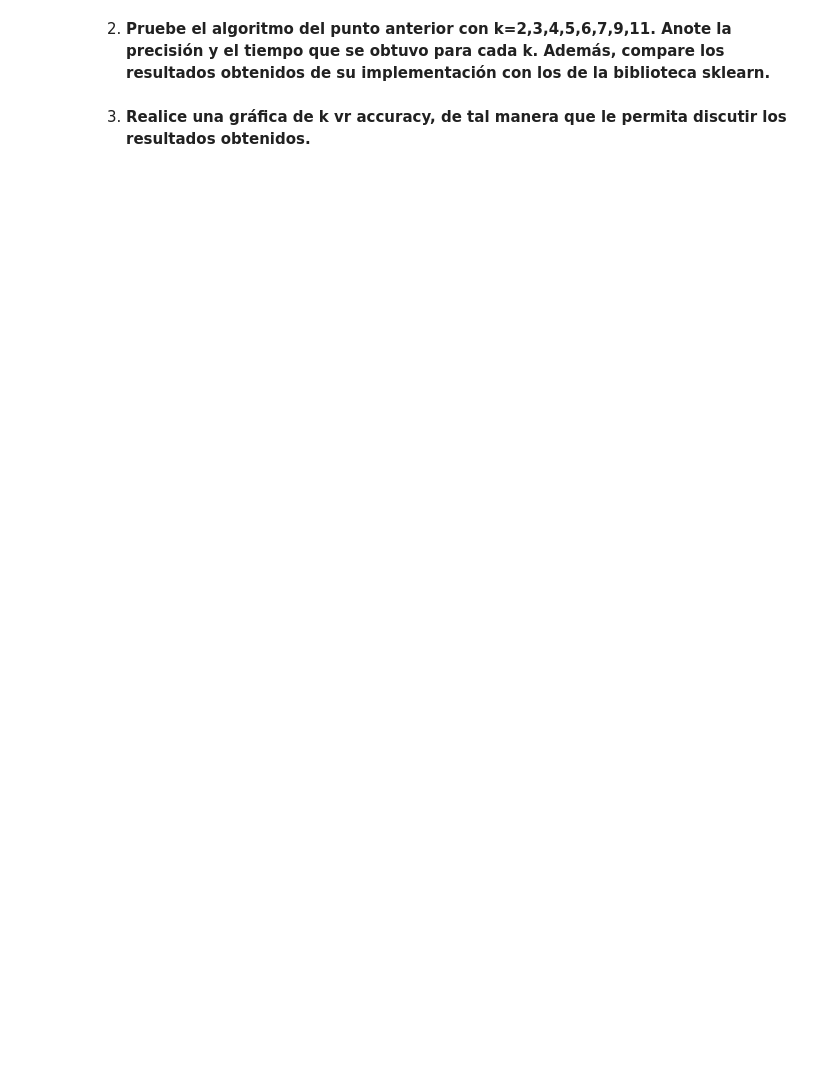
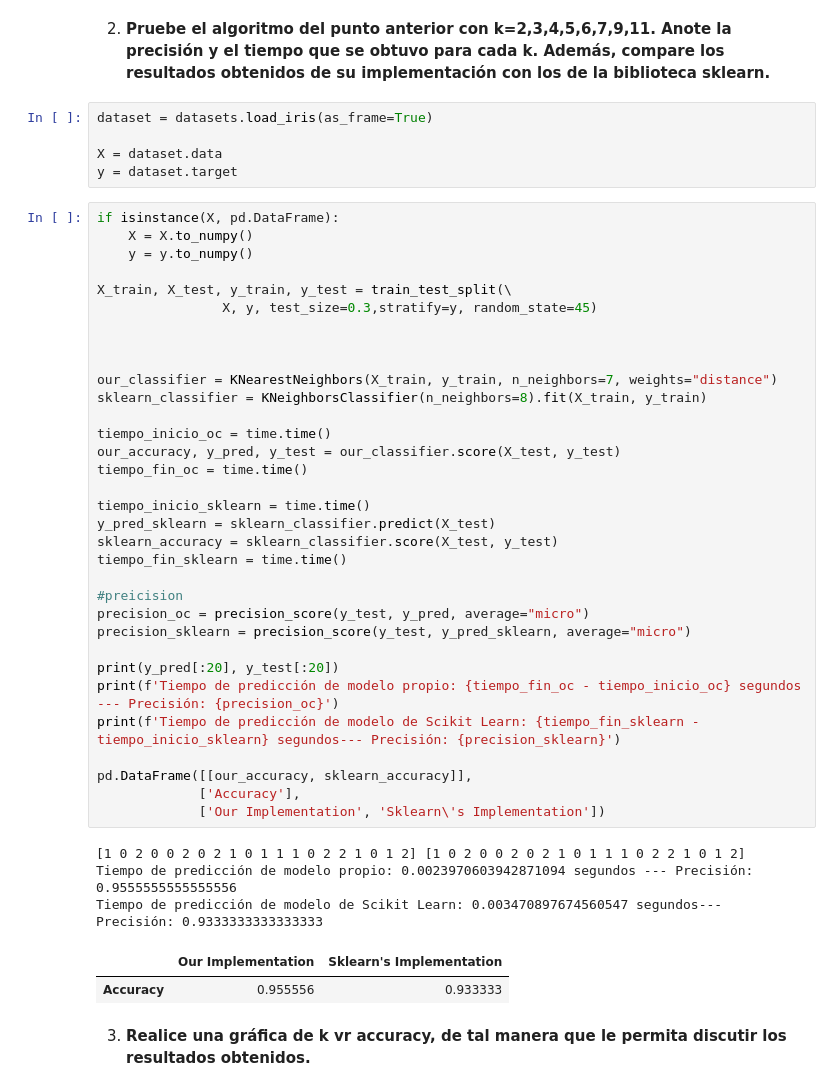
Before and after one commit to JuanPabloRodriguezC/rec_patrones_lab, a Jupyter notebook: Laboratorio2/laboratorio2.ipynb, the cells around one changed output. Drawn from its saved outputs; the diff is of its cells as text; blank space fills up the shorter version.

```diff
--- a/Laboratorio2/laboratorio2.ipynb
+++ b/Laboratorio2/laboratorio2.ipynb
@@ -21,4 +119,48 @@
 # %% [markdown]
 2. **Pruebe el algoritmo del punto anterior con k=2,3,4,5,6,7,9,11. Anote la precisión y el tiempo que se obtuvo para cada k. Además, compare los resultados obtenidos de su implementación con los de la biblioteca sklearn.**
+# %%
+dataset = datasets.load_iris(as_frame=True)
+
+X = dataset.data
+y = dataset.target
+# %%
+if isinstance(X, pd.DataFrame):
+    X = X.to_numpy()
+    y = y.to_numpy()
+
+X_train, X_test, y_train, y_test = train_test_split(\
+                X, y, test_size=0.3,stratify=y, random_state=45)
+
+
+
+our_classifier = KNearestNeighbors(X_train, y_train, n_neighbors=7, weights="distance")
+sklearn_classifier = KNeighborsClassifier(n_neighbors=8).fit(X_train, y_train)
+
+tiempo_inicio_oc = time.time()
+our_accuracy, y_pred, y_test = our_classifier.score(X_test, y_test)
+tiempo_fin_oc = time.time()
+
+tiempo_inicio_sklearn = time.time()
+y_pred_sklearn = sklearn_classifier.predict(X_test)
+sklearn_accuracy = sklearn_classifier.score(X_test, y_test)
+tiempo_fin_sklearn = time.time()
+
+#preicision
+precision_oc = precision_score(y_test, y_pred, average="micro")
+precision_sklearn = precision_score(y_test, y_pred_sklearn, average="micro")
+
+print(y_pred[:20], y_test[:20])
+print(f'Tiempo de predicción de modelo propio: {tiempo_fin_oc - tiempo_inicio_oc} segundos --- Precisión: {precision_oc}')
+print(f'Tiempo de predicción de modelo de Scikit Learn: {tiempo_fin_sklearn - tiempo_inicio_sklearn} segundos--- Precisión: {precision_sklearn}')
+
+pd.DataFrame([[our_accuracy, sklearn_accuracy]],
+             ['Accuracy'],
+             ['Our Implementation', 'Sklearn\'s Implementation'])
+# %% [output]
+[1 0 2 0 0 2 0 2 1 0 1 1 1 0 2 2 1 0 1 2] [1 0 2 0 0 2 0 2 1 0 1 1 1 0 2 2 1 0 1 2]
+Tiempo de predicción de modelo propio: 0.0023970603942871094 segundos --- Precisión: 0.9555555555555556
+Tiempo de predicción de modelo de Scikit Learn: 0.003470897674560547 segundos--- Precisión: 0.9333333333333333
+|  | Our Implementation | Sklearn's Implementation |
+| Accuracy | 0.955556 | 0.933333 |
 # %% [markdown]
 3. **Realice una gráfica de k vr accuracy, de tal manera que le permita discutir los resultados obtenidos.**
```
Also changed, not shown: parts of 4 cells of this notebook.
